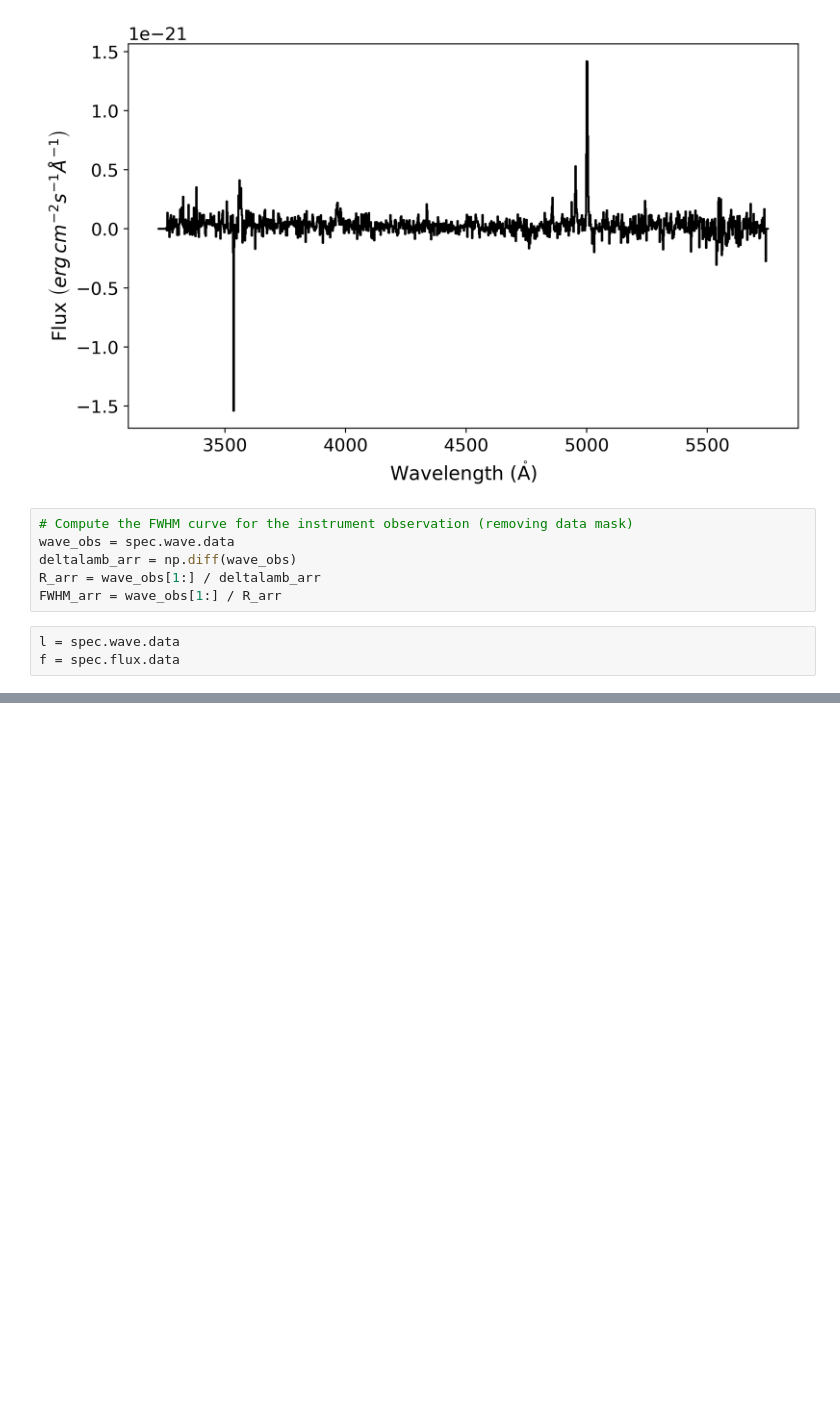
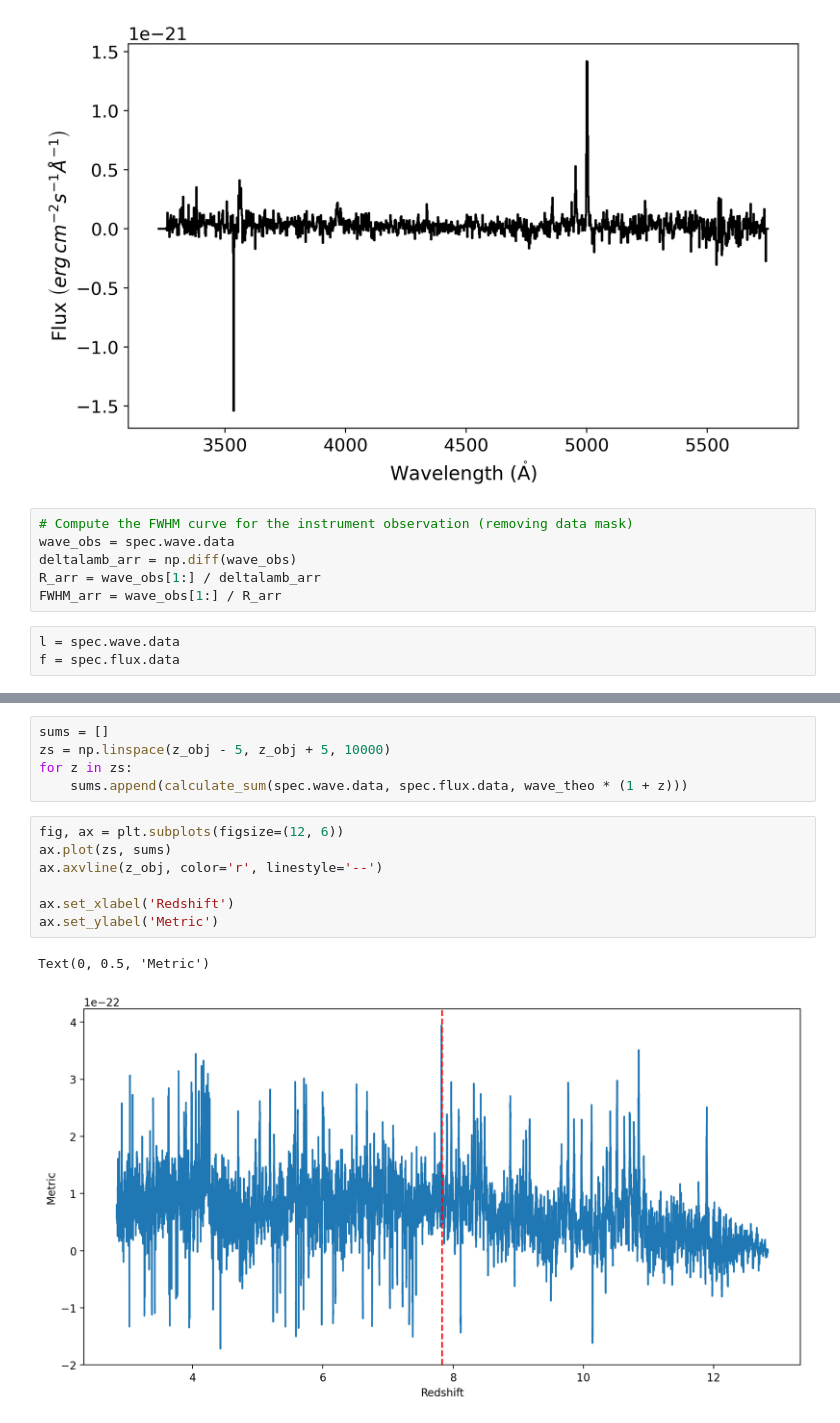
Before and after one commit to Vital-Fernandez/z_key, a Jupyter notebook: touch-data.ipynb, the cells around one changed output, grey strips where cells are left out. Cells and saved outputs as stored; diff of their text form; blank space fills up the shorter version.

```diff
--- a/touch-data.ipynb
+++ b/touch-data.ipynb
@@ -65,3 +134,18 @@ spec.wave.data[0]
+# %%
+sums = []
+zs = np.linspace(z_obj - 5, z_obj + 5, 10000)
+for z in zs:
+    sums.append(calculate_sum(spec.wave.data, spec.flux.data, wave_theo * (1 + z)))
+# %%
+fig, ax = plt.subplots(figsize=(12, 6))
+ax.plot(zs, sums)
+ax.axvline(z_obj, color='r', linestyle='--')
+
+ax.set_xlabel('Redshift')
+ax.set_ylabel('Metric')
+# %% [output]
+Text(0, 0.5, 'Metric')
+[figure, added]
 # %%
 fig, ax = plt.subplots(figsize=(12, 6))
 ax.plot(l, f, alpha=0.5)
```
Also changed, not shown: parts of 14 cells of this notebook.
